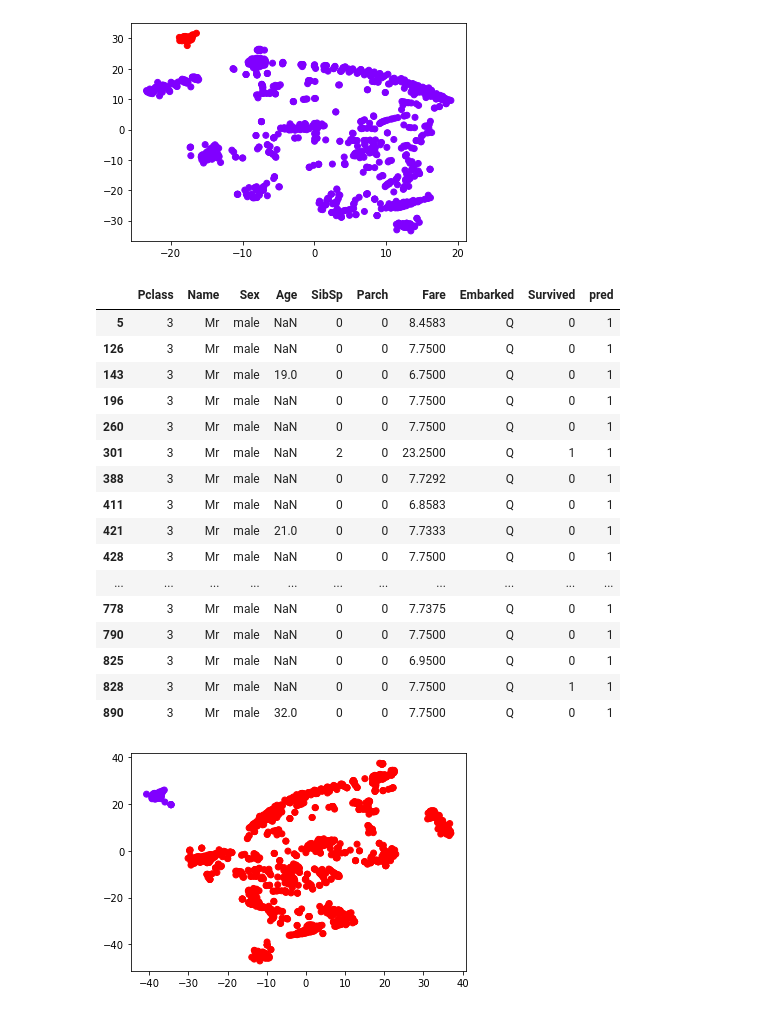
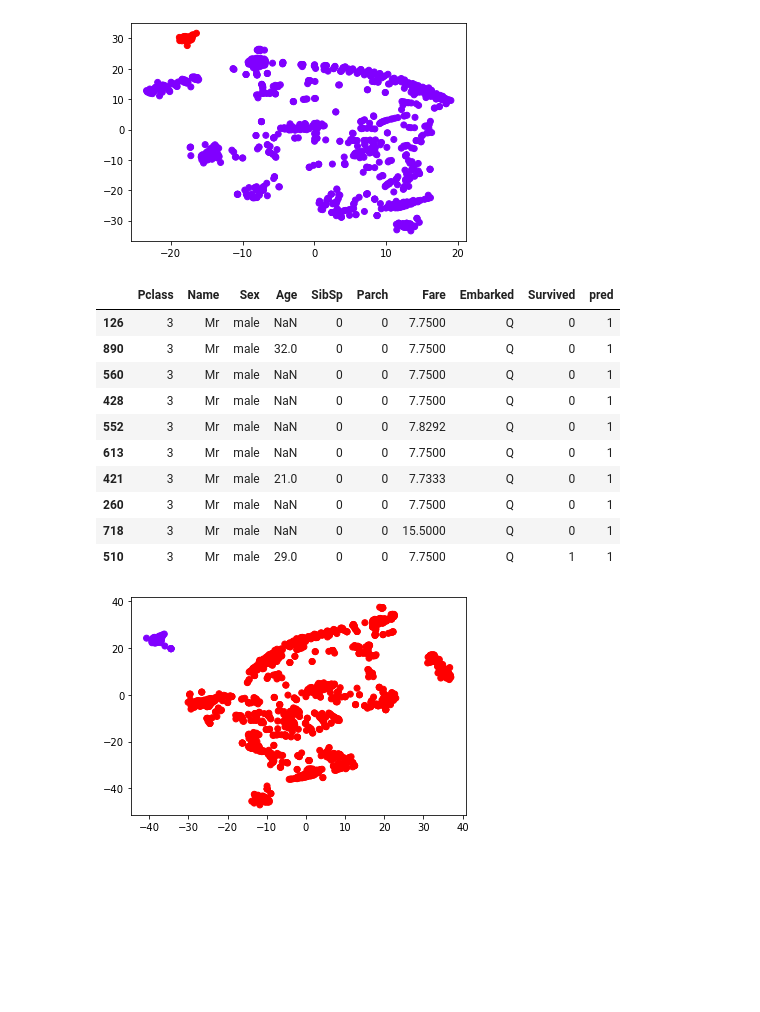
Before and after one commit to WozzyaQ/machine-learning-and-other-stuff, a Jupyter notebook: clustering-titanic/clustering.ipynb, the cells around one changed output. Saved outputs shown, nothing was run; the diff lists cells and outputs as text; code cells hidden in the pictures; blank space fills up the shorter version.

```diff
--- a/clustering-titanic/clustering.ipynb
+++ b/clustering-titanic/clustering.ipynb
@@ -626,25 +608,19 @@ prepared_data_train["pred"] = predictions
 # %% [output]
 [figure]
 # %%
-prepared_data_train[prepared_data_train["pred"] == 1]
+prepared_data_train[prepared_data_train["pred"] == 1].sample(10)
 # %% [output]
 |  | Pclass | Name | Sex | Age | SibSp | Parch | Fare | Embarked | Survived | pred |
-| 5 | 3 | Mr | male | NaN | 0 | 0 | 8.4583 | Q | 0 | 1 |
 | 126 | 3 | Mr | male | NaN | 0 | 0 | 7.7500 | Q | 0 | 1 |
-| 143 | 3 | Mr | male | 19.0 | 0 | 0 | 6.7500 | Q | 0 | 1 |
-| 196 | 3 | Mr | male | NaN | 0 | 0 | 7.7500 | Q | 0 | 1 |
+| 890 | 3 | Mr | male | 32.0 | 0 | 0 | 7.7500 | Q | 0 | 1 |
+| 560 | 3 | Mr | male | NaN | 0 | 0 | 7.7500 | Q | 0 | 1 |
+| 428 | 3 | Mr | male | NaN | 0 | 0 | 7.7500 | Q | 0 | 1 |
+| 552 | 3 | Mr | male | NaN | 0 | 0 | 7.8292 | Q | 0 | 1 |
+| 613 | 3 | Mr | male | NaN | 0 | 0 | 7.7500 | Q | 0 | 1 |
+| 421 | 3 | Mr | male | 21.0 | 0 | 0 | 7.7333 | Q | 0 | 1 |
 | 260 | 3 | Mr | male | NaN | 0 | 0 | 7.7500 | Q | 0 | 1 |
-| 301 | 3 | Mr | male | NaN | 2 | 0 | 23.2500 | Q | 1 | 1 |
-| 388 | 3 | Mr | male | NaN | 0 | 0 | 7.7292 | Q | 0 | 1 |
-| 411 | 3 | Mr | male | NaN | 0 | 0 | 6.8583 | Q | 0 | 1 |
-| 421 | 3 | Mr | male | 21.0 | 0 | 0 | 7.7333 | Q | 0 | 1 |
-| 428 | 3 | Mr | male | NaN | 0 | 0 | 7.7500 | Q | 0 | 1 |
-| ... | ... | ... | ... | ... | ... | ... | ... | ... | ... | ... |
-| 778 | 3 | Mr | male | NaN | 0 | 0 | 7.7375 | Q | 0 | 1 |
-| 790 | 3 | Mr | male | NaN | 0 | 0 | 7.7500 | Q | 0 | 1 |
-| 825 | 3 | Mr | male | NaN | 0 | 0 | 6.9500 | Q | 0 | 1 |
-| 828 | 3 | Mr | male | NaN | 0 | 0 | 7.7500 | Q | 1 | 1 |
-| 890 | 3 | Mr | male | 32.0 | 0 | 0 | 7.7500 | Q | 0 | 1 |
+| 718 | 3 | Mr | male | NaN | 0 | 0 | 15.5000 | Q | 0 | 1 |
+| 510 | 3 | Mr | male | 29.0 | 0 | 0 | 7.7500 | Q | 1 | 1 |
 # %%
 dbscan(tnse_all_x_repr,14)
 # %% [output]
```
Also changed, not shown: parts of 9 cells of this notebook.
